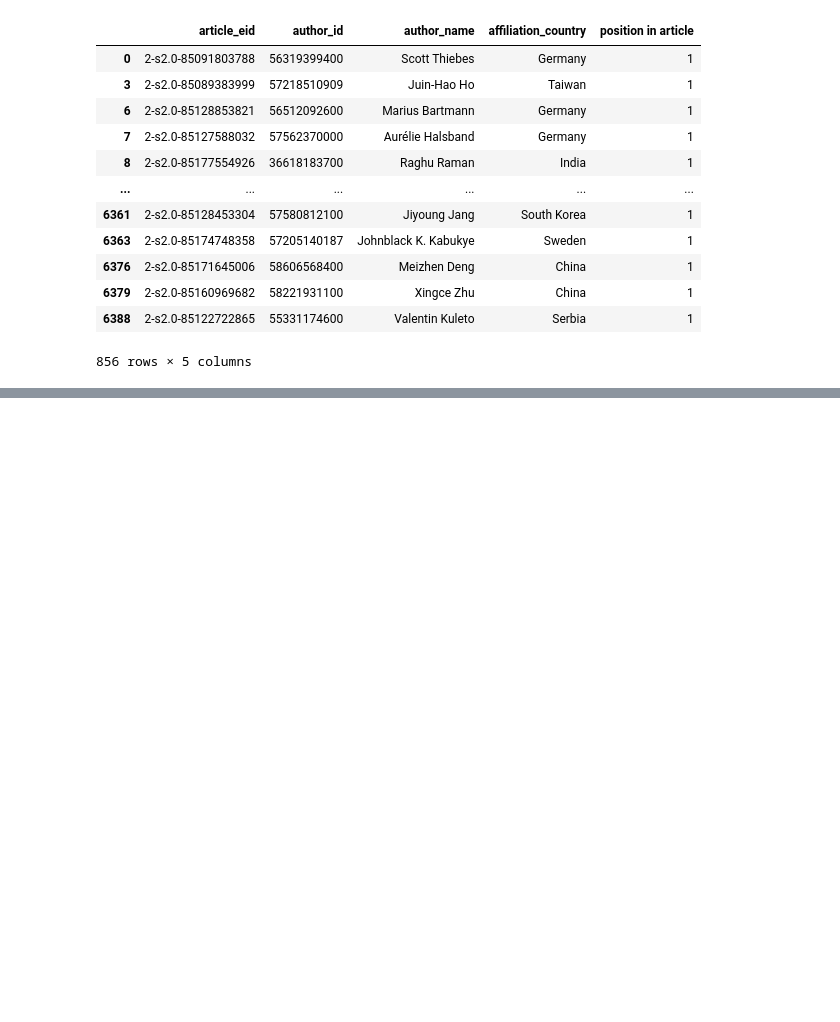
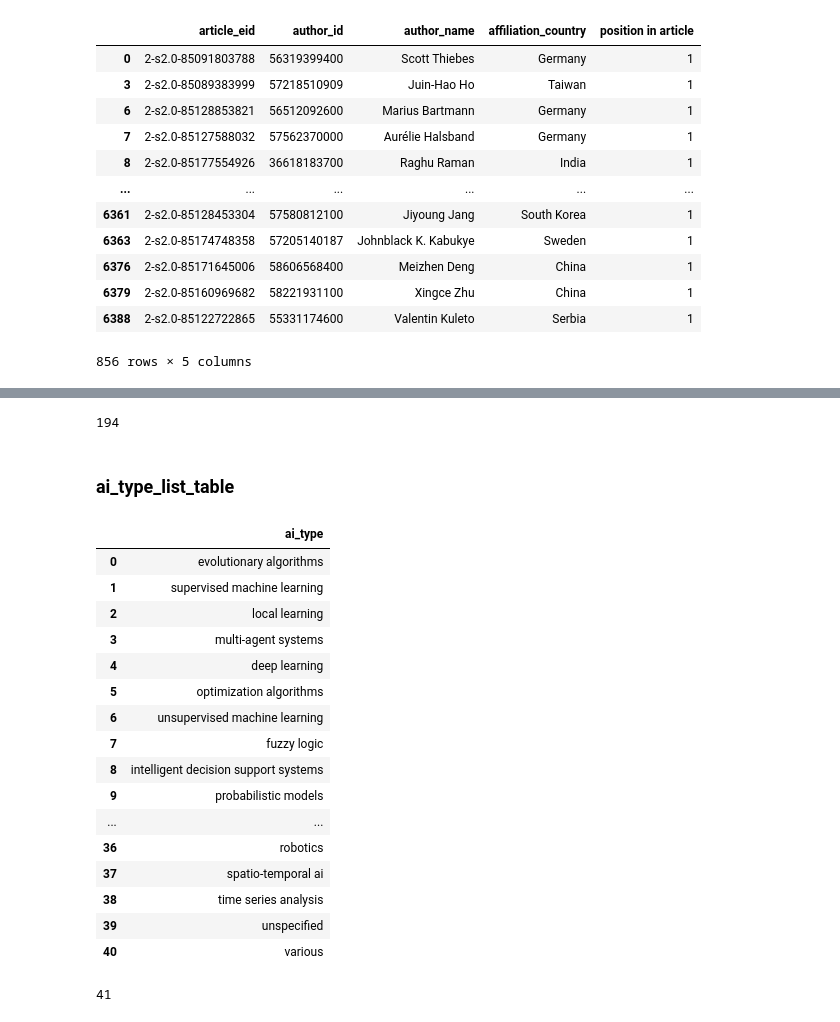
Before and after one commit to datagus/review_eda, a Jupyter notebook: analysis.ipynb, the cells around one changed output, grey strips where cells are left out. Saved outputs shown, nothing was run; the diff lists cells and outputs as text; code cells hidden in the pictures; blank space fills up the shorter version.

```diff
--- a/analysis.ipynb
+++ b/analysis.ipynb
@@ -350,0 +334,39 @@ array(['a.i integrated in products', 'accelerated experimentation', 'all',
+# %%
+algo_df.to_sql('algorithms_list',
+                if_exists='append',
+                con=connection_string,
+                index=False)
+# %% [output]
+194
+# %% [markdown]
+### ai_type_list_table
+# %%
+aitype = separating(names_df, "Type of AI", "ai_type")[["ai_type"]]
+aitype = aitype.drop_duplicates(subset="ai_type")
+aitype = aitype.reset_index(drop=True)
+aitype
+# %% [output]
+|  | ai_type |
+| 0 | evolutionary algorithms |
+| 1 | supervised machine learning |
+| 2 | local learning |
+| 3 | multi-agent systems |
+| 4 | deep learning |
+| 5 | optimization algorithms |
+| 6 | unsupervised machine learning |
+| 7 | fuzzy logic |
+| 8 | intelligent decision support systems |
+| 9 | probabilistic models |
+| ... | ... |
+| 36 | robotics |
+| 37 | spatio-temporal ai |
+| 38 | time series analysis |
+| 39 | unspecified |
+| 40 | various |
+# %%
+aitype.to_sql('ai_type_list',
+                if_exists='append',
+                con=connection_string,
+                index=False)
+# %% [output]
+41
```
Also changed, not shown: parts of 52 cells of this notebook.
